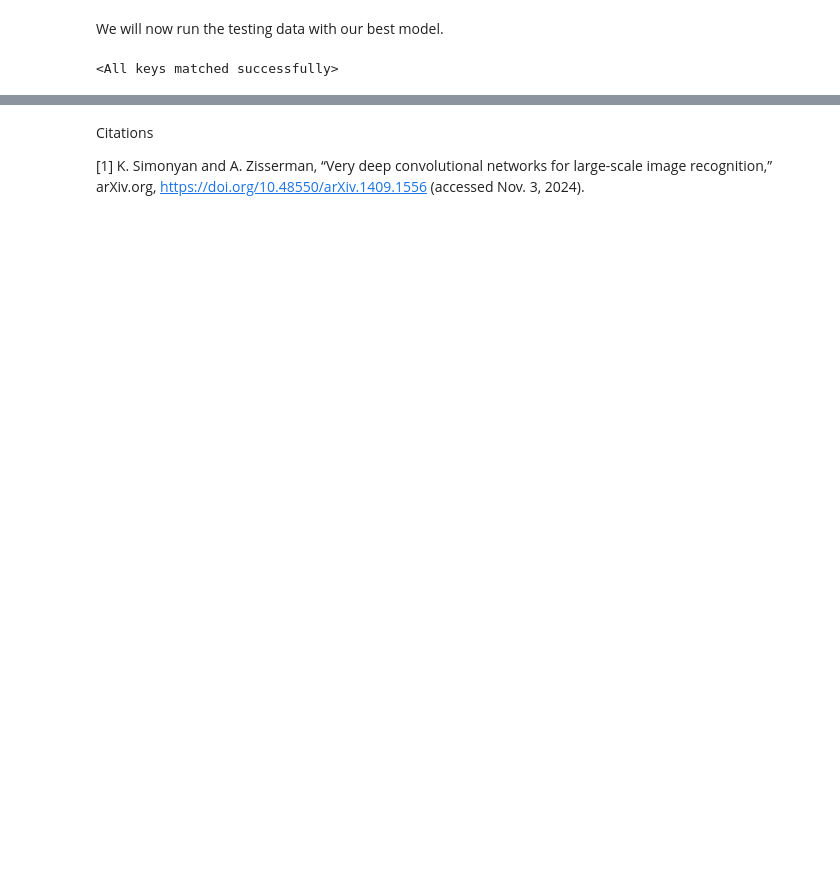
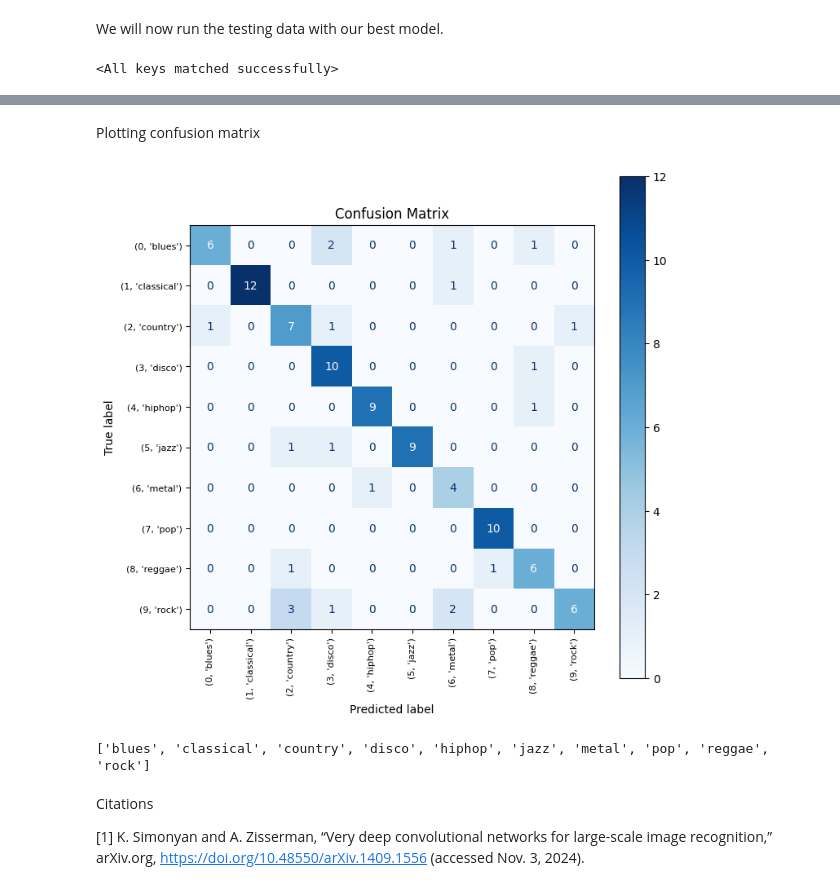
Before and after one commit to chiofus/Music-Genre-Classifier, a Jupyter notebook: __Main__/vgg16_transfer/vgg16.ipynb, the cells around one changed output, grey strips where cells are left out. Saved outputs shown, nothing was run; the diff lists cells and outputs as text; code cells hidden in the pictures; blank space fills up the shorter version.

```diff
--- a/__Main__/vgg16_transfer/vgg16.ipynb
+++ b/__Main__/vgg16_transfer/vgg16.ipynb
@@ -96,10 +96,9 @@ For this task, the 2014 ImageNet second place winner VGG 16 will be preloaded.
 A slightly different classifier will be created for it.
 # %%
 #Saving features for loaders
-
 #Creating new loaders with batch size of 32
 
-train_loader, validation_loader, test_loader = load_randomized_loaders(spectrograms_path, batch_size=32, augment=False)
+train_loader, validation_loader, test_loader = load_randomized_loaders(spectrograms_path, batch_size=32, augment=False, shuffle_seed=7)
 
 
 train_vgg: List[Tuple[Tensor, Tensor]] = save_features(train_loader, vgg_16)
@@ -154,12 +153,12 @@ plot_training_curve(model_path)
 We will now run the testing data with our best model.
 # %%
 #Loading best model
-best_classifier = genre_classifier(dropout_prob=0.4, output_size= 9 * 24 * 512)
+best_classifier = genre_classifier(dropout_prob=0.3, output_size= 9 * 24 * 512)
 
 if torch.cuda.is_available:
     best_classifier = best_classifier.cuda()
 
-model_path = get_model_path(best_classifier, 0.1*3*math.e**(-4), 32, 20, 20) #epoch 20 had the best validation accuracy
+model_path = get_model_path(best_classifier, 0.1*3*math.e**(-4), 32, 20, 11) #epoch 20 had the best validation accuracy
 state = torch.load(model_path)
 best_classifier.load_state_dict(state)
 # %% [output]
@@ -176,3 +175,13 @@ Test loss: 0.6000696644186974
+# %% [markdown]
+Plotting confusion matrix
+# %%
+plot_confusion_matrix(best_classifier, test_vgg, classification_dict.items())
+# %% [output]
+[figure, added]
+# %%
+print(list(classification_dict.values()))
+# %% [output]
+['blues', 'classical', 'country', 'disco', 'hiphop', 'jazz', 'metal', 'pop', 'reggae', 'rock']
 # %% [markdown]
 Citations
 
```
Also changed, not shown: parts of 4 cells of this notebook, 3 other files.
